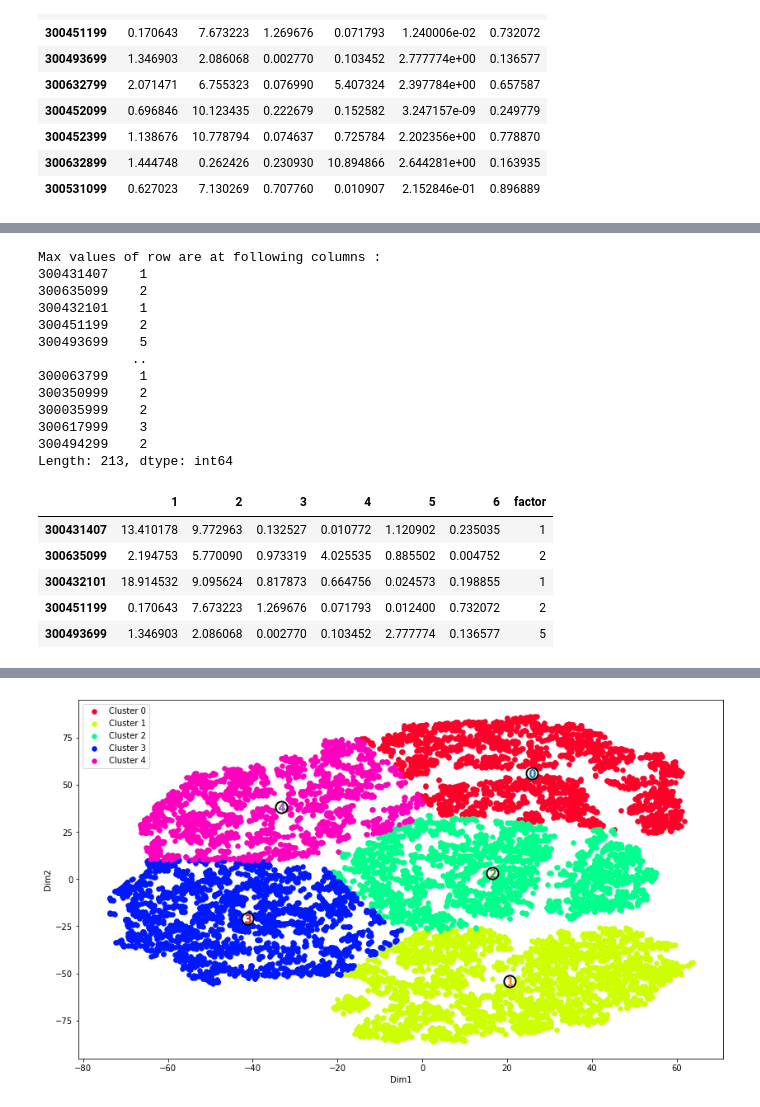
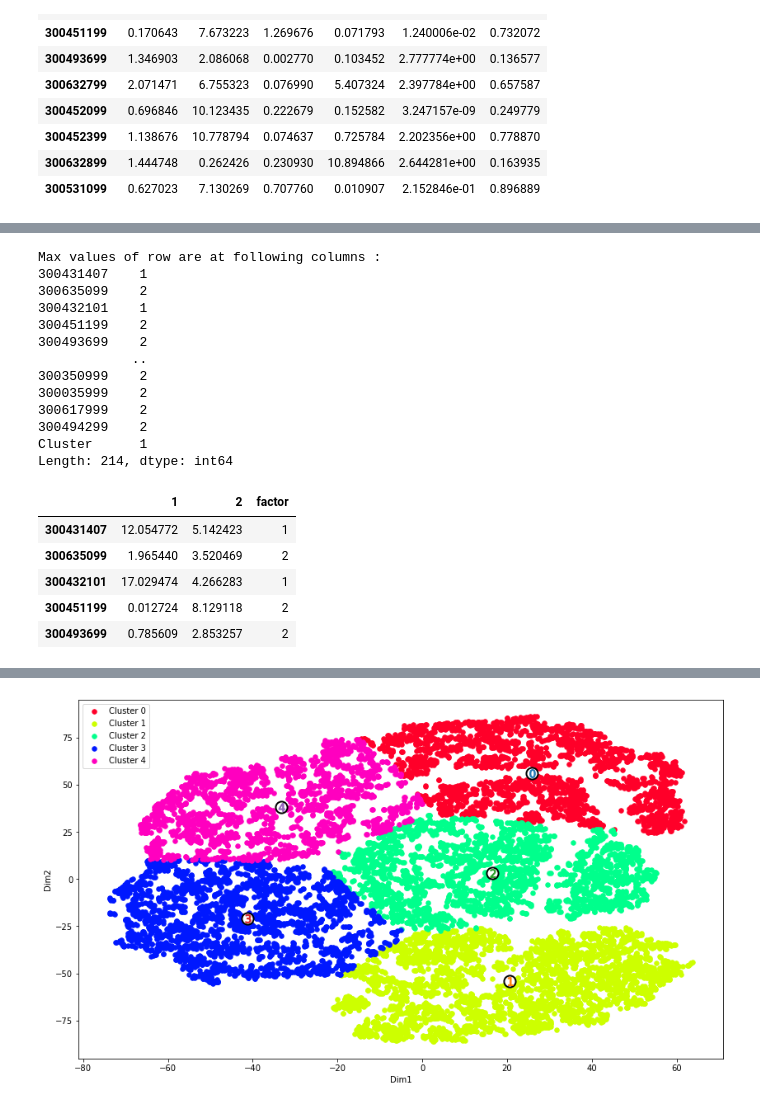
Before and after one commit to varun331/Python, a Jupyter notebook: acxiom.ipynb, the cells around one changed output, grey strips where cells are left out. Saved outputs shown, nothing was run; the diff lists cells and outputs as text; code cells hidden in the pictures.

```diff
--- a/acxiom.ipynb
+++ b/acxiom.ipynb
@@ -408,5 +408,9 @@ sample_data.head(5)
 # %%
 sample_data.to_csv('sample_data.csv')
+# %%
+sample_data1 = pd.read_csv('sample_data.csv')
+# %%
+sample_data = sample_data1.drop(['Unnamed: 0'],axis=1)
 # %%
 from sklearn.decomposition import PCA
 import prince
@@ -516,3 +527,12 @@ np.round(table4.astype(float), 2)
 |  | 5 | 1.12 | 0.89 | 0.02 | 0.01 | 2.78 | 2.40 | 0.00 | 2.20 | ... |
 |  | 6 | 0.24 | 0.00 | 0.20 | 0.73 | 0.14 | 0.66 | 0.25 | 0.78 | ... |
 6 rows × 213 columns
+# %%
+cont = 'contribution'
+table4 = pd.DataFrame(columns=sample_data.columns, index=pd.MultiIndex
+                      .from_product([[cont], range(1, 3)]))
+
+table4.loc[cont,  :] = mca_ben.cont_c(N=2).T * 1000
+
+
+np.round(table4.astype(float), 2)
@@ -534,3 +559,8 @@ contri_sel.head(10)
 | 300452399 | 1.138676 | 10.778794 | 0.074637 | 0.725784 | 2.202356e+00 | 0.778870 |
 | 300632899 | 1.444748 | 0.262426 | 0.230930 | 10.894866 | 2.644281e+00 | 0.163935 |
 | 300531099 | 0.627023 | 7.130269 | 0.707760 | 0.010907 | 2.152846e-01 | 0.896889 |
+# %%
+#transform the contibution table where each factor is a column and each individual varible is a row
+
+contri_sel = table4.loc[cont,:].T
+contri_sel.head(10)
@@ -546,28 +588,28 @@ Max values of row are at following columns :
 300635099    2
 300432101    1
 300451199    2
-300493699    5
+300493699    2
             ..
-300063799    1
 300350999    2
 300035999    2
-300617999    3
+300617999    2
 300494299    2
-Length: 213, dtype: int64
+Cluster      1
+Length: 214, dtype: int64
 # %%
 #append the factor variable to column names
 
 col_factor_selection =  pd.concat([contri_sel,maxValueIndexObj],axis=1)
 col_factor_selection=col_factor_selection.rename(columns={0: "factor"})
-col_factor_selection.to_csv('factor_analysisv2.csv')
+#col_factor_selection.to_csv('factor_analysisv2.csv')
 col_factor_selection.head(5)
 # %% [output]
-|  | 1 | 2 | 3 | 4 | 5 | 6 | factor |
-| 300431407 | 13.410178 | 9.772963 | 0.132527 | 0.010772 | 1.120902 | 0.235035 | 1 |
-| 300635099 | 2.194753 | 5.770090 | 0.973319 | 4.025535 | 0.885502 | 0.004752 | 2 |
-| 300432101 | 18.914532 | 9.095624 | 0.817873 | 0.664756 | 0.024573 | 0.198855 | 1 |
-| 300451199 | 0.170643 | 7.673223 | 1.269676 | 0.071793 | 0.012400 | 0.732072 | 2 |
-| 300493699 | 1.346903 | 2.086068 | 0.002770 | 0.103452 | 2.777774 | 0.136577 | 5 |
+|  | 1 | 2 | factor |
+| 300431407 | 12.054772 | 5.142423 | 1 |
+| 300635099 | 1.965440 | 3.520469 | 2 |
+| 300432101 | 17.029474 | 4.266283 | 1 |
+| 300451199 | 0.012724 | 8.129118 | 2 |
+| 300493699 | 0.785609 | 2.853257 | 2 |
 # %%
 fac_row = table3.loc[fs,    :].T
 fac_row.head(5)
```
Also changed, not shown: parts of 21 cells of this notebook, 25 other files.
